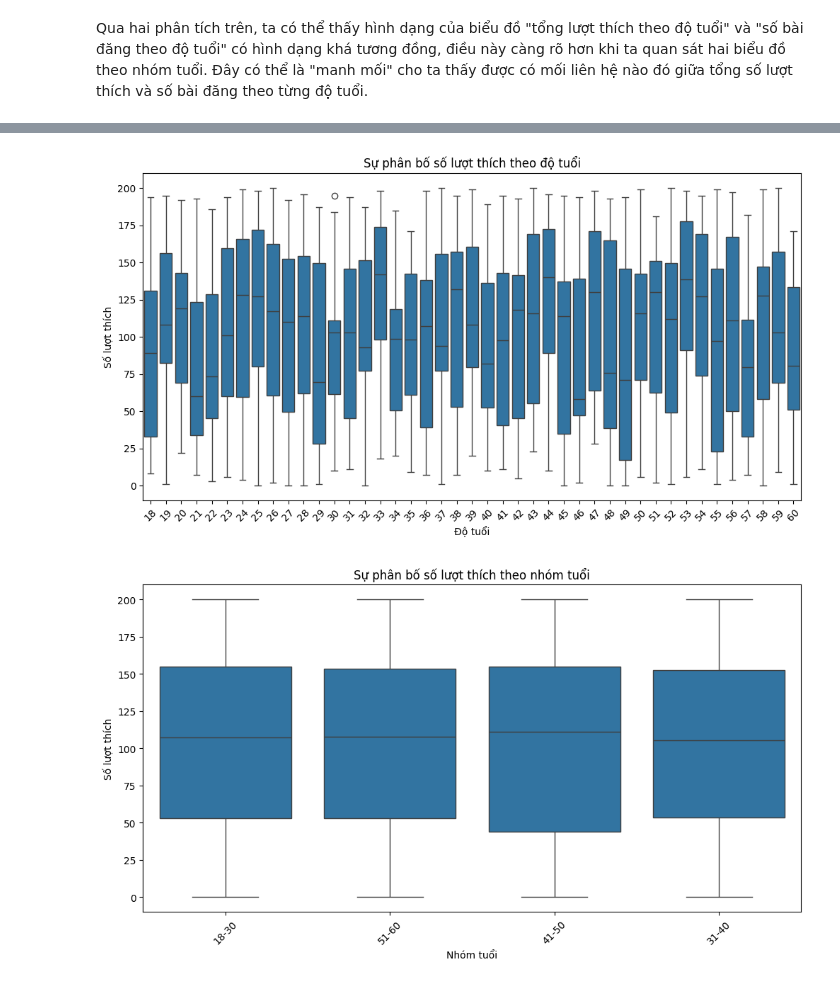
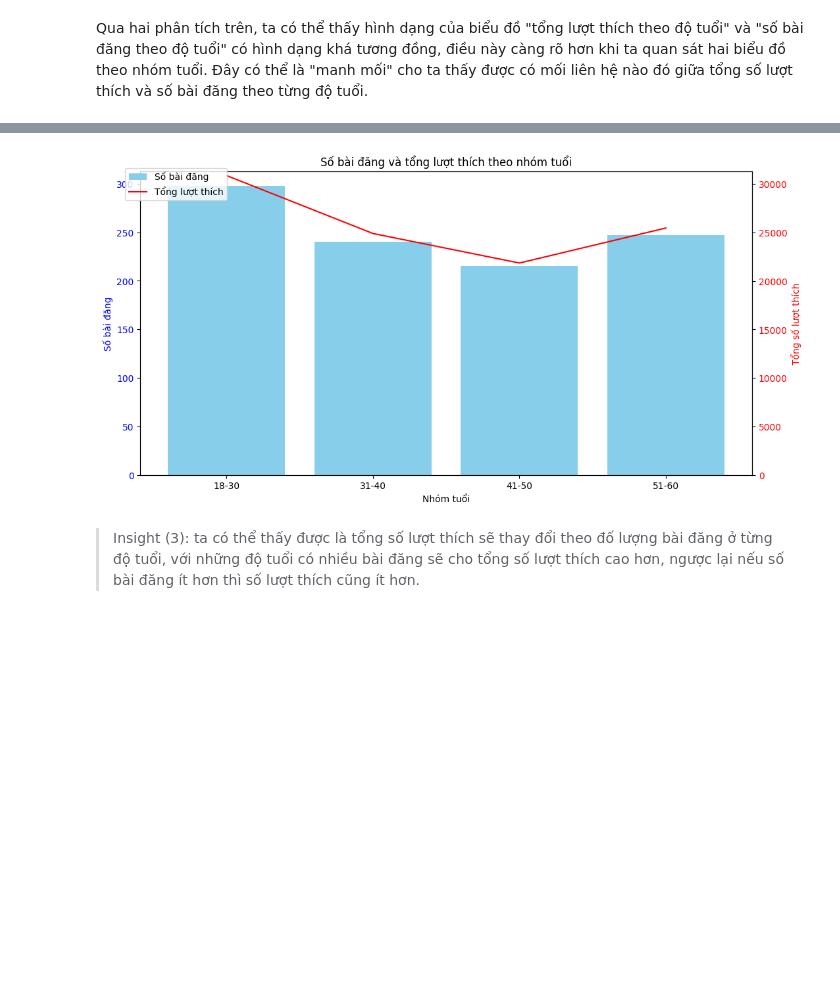
Before and after one commit to hoangharu2002/DS307---Ph-n-t-ch-d--li-u-truy-n-th-ng-x--h-i, a Jupyter notebook: BT2/My sample.ipynb, the cells around one changed output, grey strips where cells are left out. Saved outputs shown, nothing was run; the diff lists cells and outputs as text; code cells hidden in the pictures; blank space fills up the shorter version.

```diff
--- a/BT2/My sample.ipynb
+++ b/BT2/My sample.ipynb
@@ -218,21 +299,38 @@ plt.show()
-# %%
-# Vẽ box plot để thể hiện mối quan hệ giữa số lượt thích và độ tuổi
-plt.figure(figsize=(12, 6))
-sns.boxplot(x='Age', y='Likes', data=data)
-plt.title('Sự phân bố số lượt thích theo độ tuổi')
-plt.xlabel('Độ tuổi')
-plt.ylabel('Số lượt thích')
-plt.xticks(rotation=45)  # Xoay nhãn trục x nếu cần
-plt.show()
-
-# Vẽ box plot để thể hiện mối quan hệ giữa số lượt thích và nhóm tuổi
-plt.figure(figsize=(12, 6))
-sns.boxplot(x='Grouped_Age', y='Likes', data=data)
-plt.title('Sự phân bố số lượt thích theo nhóm tuổi')
-plt.xlabel('Nhóm tuổi')
-plt.ylabel('Số lượt thích')
-plt.xticks(rotation=45)  # Xoay nhãn trục x nếu cần
-plt.show()
-# %% [output]
-[figure, removed]
-[figure, removed]
+# %%
+# Vẽ biểu đồ hỗn hợp theo nhóm tuổi
+fig, ax3 = plt.subplots(figsize=(12, 6))
+
+# Vẽ biểu đồ cột cho số bài đăng
+ax3.bar(posts_by_grouped_age.index, posts_by_grouped_age.values, color='skyblue', label='Số bài đăng')
+
+# Đặt nhãn cho trục Y bên trái (biểu đồ cột)
+ax3.set_xlabel('Nhóm tuổi')
+ax3.set_ylabel('Số bài đăng', color='blue')
+ax3.tick_params(axis='y', labelcolor='blue')
+
+# Tạo trục thứ hai (trùng với trục X nhưng riêng trục Y) để vẽ biểu đồ đường
+ax4 = ax3.twinx()
+
+# Vẽ biểu đồ đường cho tổng số lượt thích
+ax4.plot(total_likes_by_grouped_age['Grouped_Age'], total_likes_by_grouped_age['Likes'], color='red', label='Tổng lượt thích')
+
+# Đặt nhãn cho trục Y bên phải (biểu đồ đường)
+ax4.set_ylabel('Tổng số lượt thích', color='red')
+ax4.tick_params(axis='y', labelcolor='red')
+
+# Đặt bước nhảy của trục Y thành 500
+ax4.yaxis.set_major_locator(MultipleLocator(5000))
+ax4.set_ylim(0)  # Điểm bắt đầu của trục Y là 0
+
+# Thêm tiêu đề
+plt.title('Số bài đăng và tổng lượt thích theo nhóm tuổi')
+
+# Hiển thị chú thích
+fig.legend(loc='upper left', bbox_to_anchor=(0.1, 0.9))
+
+# Hiển thị biểu đồ
+plt.show()
+# %% [output]
+[figure, added]
+# %% [markdown]
+> Insight (3): ta có thể thấy được là tổng số lượt thích sẽ thay đổi theo đố lượng bài đăng ở từng độ tuổi, với những độ tuổi có nhiều bài đăng sẽ cho tổng số lượt thích cao hơn, ngược lại nếu số bài đăng ít hơn thì số lượt thích cũng ít hơn.
```
Also changed, not shown: parts of 14 cells of this notebook.
